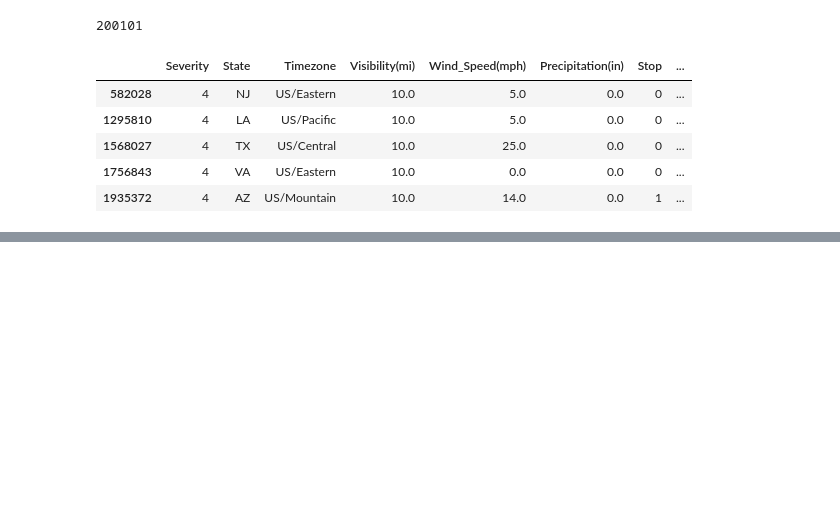
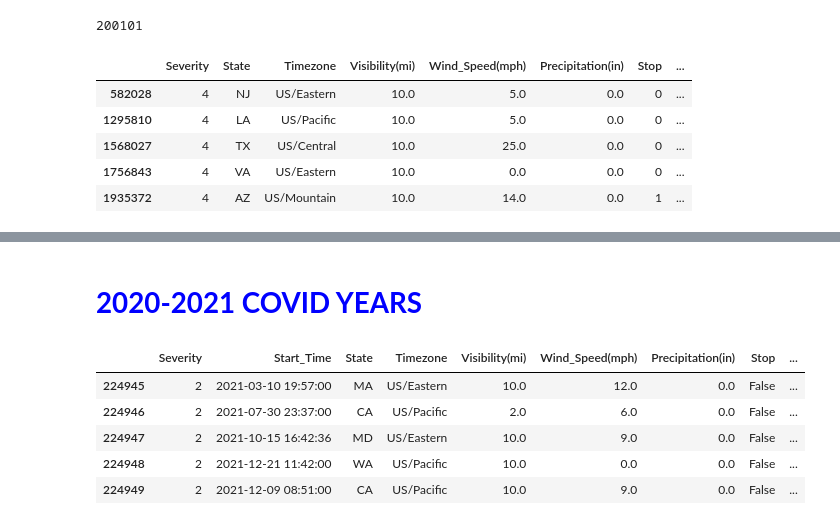
Before and after one commit to justinkirk8/Accidentally_Late, a Jupyter notebook: Machine_Learning_Model/Week_1_MLM.ipynb, the cells around one changed output, grey strips where cells are left out. Cells and saved outputs as stored; diff of their text form; code cells hidden in the pictures; blank space fills up the shorter version.

Commit message:
3rd update with Covid Yrs and 2019 dataframes

```diff
--- a/Machine_Learning_Model/Week_1_MLM.ipynb
+++ b/Machine_Learning_Model/Week_1_MLM.ipynb
@@ -127,0 +122,12 @@ print(sorted_state_array)
+# %% [markdown]
+# <span style='color:Blue'> <b>2020-2021 COVID YEARS</b> </span>
+# %%
+df_Covid = df.loc[(df["year"] >= 2020)]
+df_Covid.head()
+# %% [output]
+|  | Severity | Start_Time | State | Timezone | Visibility(mi) | Wind_Speed(mph) | Precipitation(in) | Stop | ... |
+| 224945 | 2 | 2021-03-10 19:57:00 | MA | US/Eastern | 10.0 | 12.0 | 0.0 | False | ... |
+| 224946 | 2 | 2021-07-30 23:37:00 | CA | US/Pacific | 2.0 | 6.0 | 0.0 | False | ... |
+| 224947 | 2 | 2021-10-15 16:42:36 | MD | US/Eastern | 10.0 | 9.0 | 0.0 | False | ... |
+| 224948 | 2 | 2021-12-21 11:42:00 | WA | US/Pacific | 10.0 | 0.0 | 0.0 | False | ... |
+| 224949 | 2 | 2021-12-09 08:51:00 | CA | US/Pacific | 10.0 | 9.0 | 0.0 | False | ... |
```
Also changed, not shown: parts of 8 cells of this notebook.
